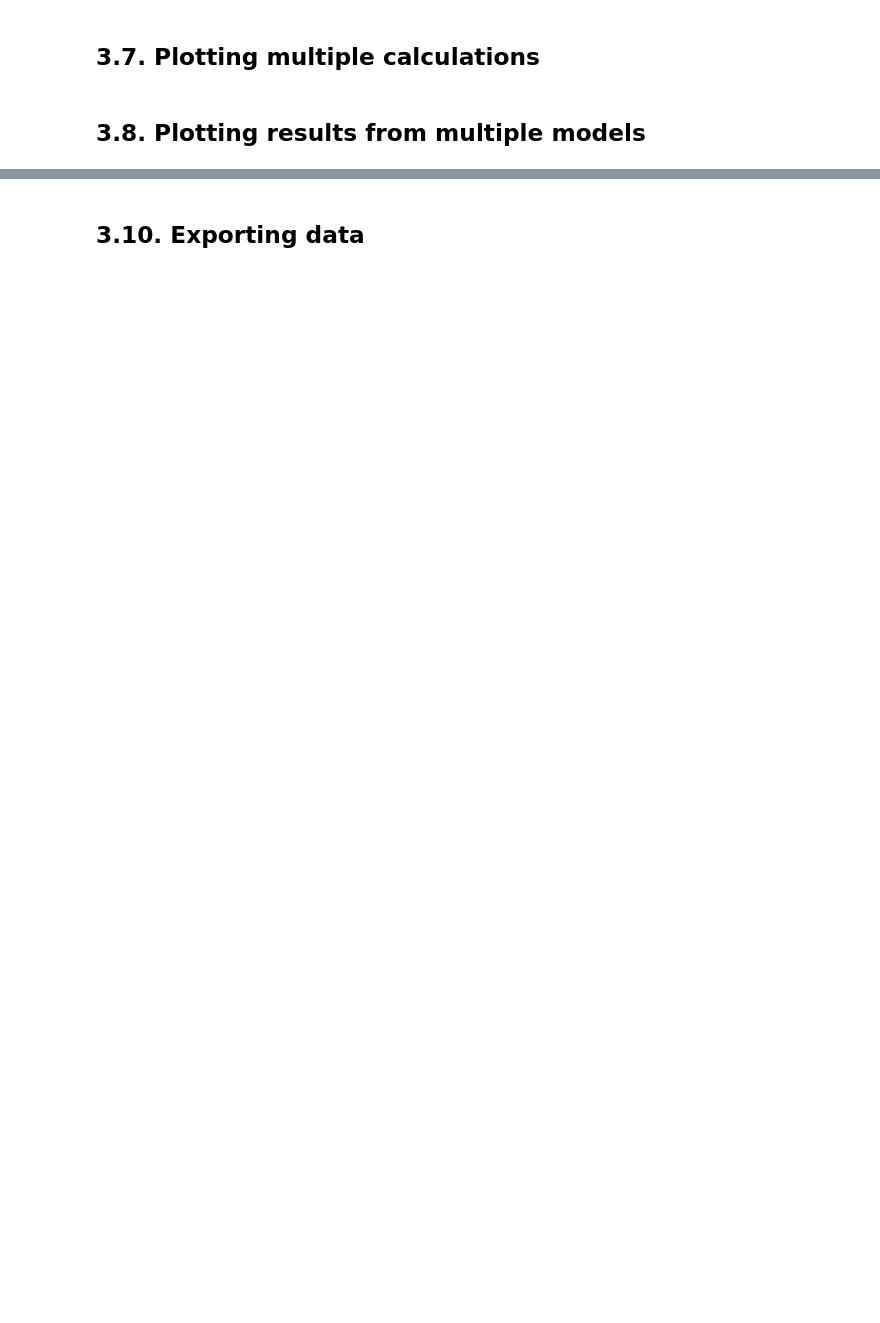
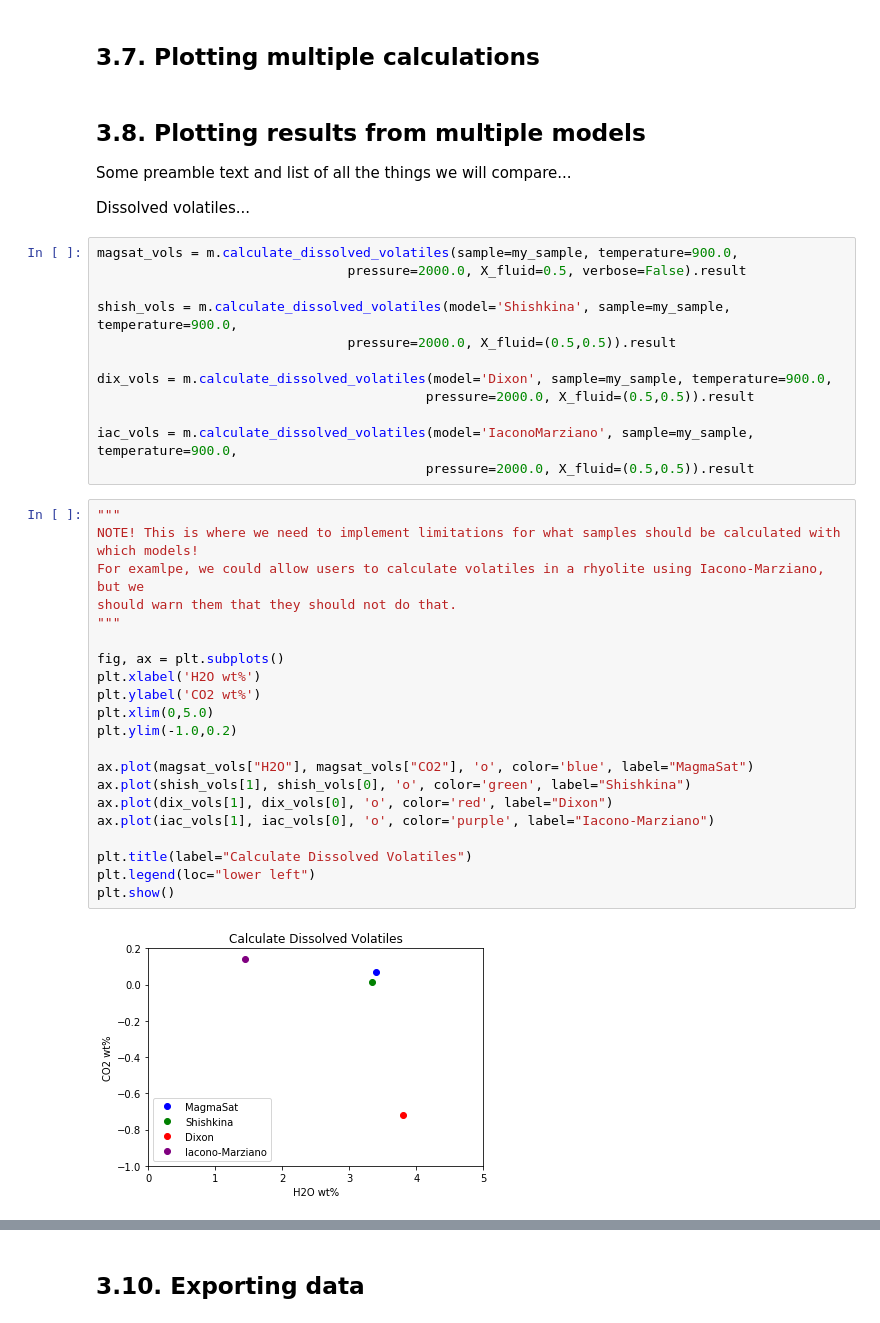
Before and after one commit to kaylai/VESIcal, a Jupyter notebook: manuscript/Manuscript.ipynb, the cells around one changed output, grey strips where cells are left out. Drawn from its saved outputs; the diff is of its cells as text; blank space fills up the shorter version.

```diff
--- a/manuscript/Manuscript.ipynb
+++ b/manuscript/Manuscript.ipynb
@@ -641,3 +645,41 @@ plt.show()
 ## 3.7. Plotting multiple calculations
 # %% [markdown]
 ## 3.8. Plotting results from multiple models
+Some preamble text and list of all the things we will compare...
+
+Dissolved volatiles...
+# %%
+magsat_vols = m.calculate_dissolved_volatiles(sample=my_sample, temperature=900.0,
+                                pressure=2000.0, X_fluid=0.5, verbose=False).result
+
+shish_vols = m.calculate_dissolved_volatiles(model='Shishkina', sample=my_sample, temperature=900.0,
+                                pressure=2000.0, X_fluid=(0.5,0.5)).result
+
+dix_vols = m.calculate_dissolved_volatiles(model='Dixon', sample=my_sample, temperature=900.0,
+                                          pressure=2000.0, X_fluid=(0.5,0.5)).result
+
+iac_vols = m.calculate_dissolved_volatiles(model='IaconoMarziano', sample=my_sample, temperature=900.0,
+                                          pressure=2000.0, X_fluid=(0.5,0.5)).result
+# %%
+"""
+NOTE! This is where we need to implement limitations for what samples should be calculated with which models!
+For examlpe, we could allow users to calculate volatiles in a rhyolite using Iacono-Marziano, but we
+should warn them that they should not do that.
+"""
+
+fig, ax = plt.subplots()
+plt.xlabel('H2O wt%')
+plt.ylabel('CO2 wt%')
+plt.xlim(0,5.0)
+plt.ylim(-1.0,0.2)
+
+ax.plot(magsat_vols["H2O"], magsat_vols["CO2"], 'o', color='blue', label="MagmaSat")
+ax.plot(shish_vols[1], shish_vols[0], 'o', color='green', label="Shishkina")
+ax.plot(dix_vols[1], dix_vols[0], 'o', color='red', label="Dixon")
+ax.plot(iac_vols[1], iac_vols[0], 'o', color='purple', label="Iacono-Marziano")
+
+plt.title(label="Calculate Dissolved Volatiles")
+plt.legend(loc="lower left")
+plt.show()
+# %% [output]
+[figure, added]
```
Also changed, not shown: parts of 15 cells of this notebook, 2 other files.
